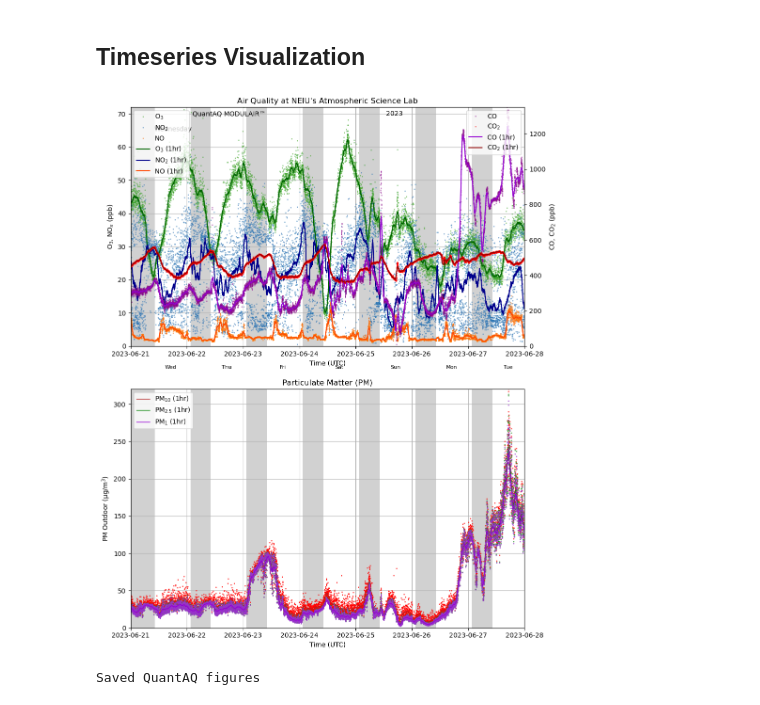
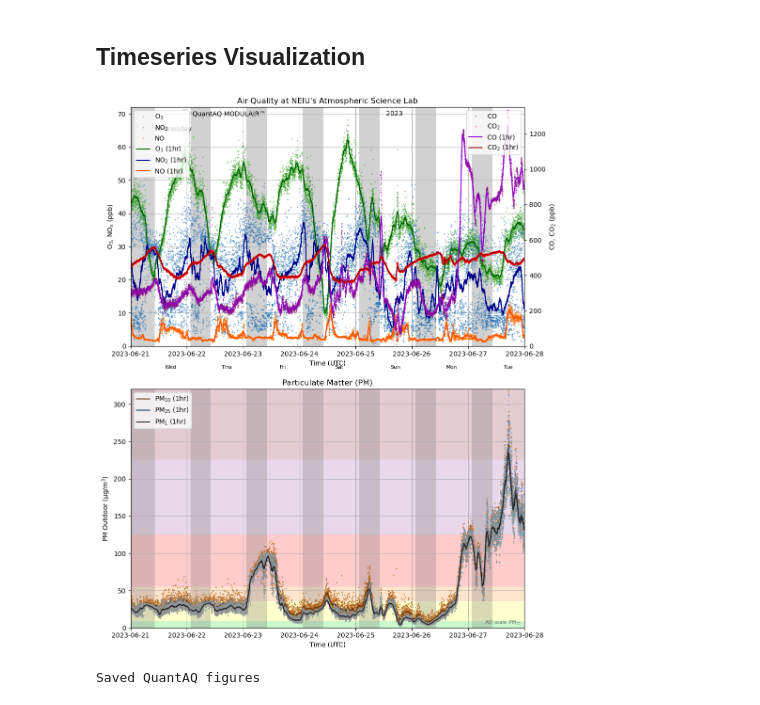
Before and after one commit to gregorywanderson/air_quality, a Jupyter notebook: modulair_examples.ipynb, the cells around one changed output. Saved outputs shown, nothing was run; the diff lists cells and outputs as text; code cells hidden in the pictures.

Commit message:
added AQI color backgrounds to PM plot

```diff
--- a/modulair_examples.ipynb
+++ b/modulair_examples.ipynb
@@ -245,7 +251,7 @@ ax1a.plot(aqd.index,
            linestyle='none',
            marker='o',
            markersize=1,
-           mfc='tab:olive', # marker face color
+           mfc='tab:olive',
            color='tab:green',
            alpha=0.5)
 ax1a.plot(aqd.index,
@@ -274,7 +280,7 @@ ax1b.plot(aqd.index,
            linestyle='none',
            marker='o',
            markersize=1,
-           mfc='violet', # marker face color
+           mfc='violet',
            color='purple',
            alpha=0.5)
 ax1b.plot(aqd.index,
@@ -283,7 +289,7 @@ ax1b.plot(aqd.index,
            linestyle='none',
            marker='o',
            markersize=1,
-           mfc='red', # marker face color
+           mfc='red',
            color='red',
            alpha=0.5)
 ax1a.plot(aqd.index, aqd['o3'].rolling('60min',center=True).mean(),
@@ -298,86 +304,102 @@ ax1b.plot(aqd.index, aqd['co2'].rolling('60min',center=True).mean(),
            label="CO${}_2$ (1hr)",color='darkred')
 ax1a.legend(loc='upper left')
 ax1b.legend(loc='upper right')
-# PM
-ax2a.axis([start_dt,end_dt,0,max_pm])
-ax2a.grid(True)
 
+# --- PM panel ---
+ax2a.axis([start_dt, end_dt, 0, max_pm])
+
+# AQI background bands (PM2.5 scale) — drawn first, behind everything
+for box in aqi_boxes("pm25", start_dt, end_dt, max_pm, alpha=0.2):
+    box.set_zorder(0)
+    ax2a.add_patch(box)
+
+# Nighttime shading on top of AQI bands
 ax2a.add_patch(Rectangle(
     (start_dt, 0), sunrise[0] - start_dt, max_pm,
-    facecolor="dimgray", alpha=0.3, zorder=0
+    facecolor="dimgray", alpha=0.25, zorder=1,
 ))
 for i in range(Ndays):
     ax2a.add_patch(Rectangle(
         (sunset[i], 0), sunrise[i+1] - sunset[i], max_pm,
-        facecolor="dimgray", alpha=0.3, zorder=0
+        facecolor="dimgray", alpha=0.25, zorder=1,
     ))
 
+ax2a.grid(True, zorder=2)
+
+# PM10 — warm brown
 ax2a.plot(aqd.index,
-           aqd['pm10'],
-#          label='PM${}_{10}$',
-           linestyle='none',
-           marker='o',
-           markersize=0.75,
-           mfc='orangered', # marker face color
-           color='red',
-#           alpha=0.5
-           )
-ax2a.plot(aqd.index,
-          aqd['pm10'].rolling('60min',center=True).mean(),
-          label="PM${}_{10}$ (1hr)",color='firebrick',linewidth=1)
-
-ax2a.plot(aqd.index,
-          aqd['pm25'], #         label='PM${}_2.5}$',
+          aqd['pm10'],
           linestyle='none',
           marker='o',
           markersize=0.75,
-          mfc='limegreen', # marker face color
-          color='forestgreen', #  alpha=0.5
+          color='#b5651d',  # sienna
           )
+ax2a.plot(aqd.index,
+          aqd['pm10'].rolling('60min', center=True).mean(),
+          label="PM${}_{10}$ (1hr)",
+          color='#6b3a0f',  # dark brown
+          linewidth=1.5)
 
+# PM2.5 — blue (the policy-relevant quantity)
 ax2a.plot(aqd.index,
-          aqd['pm25'].rolling('60min',center=True).mean(),
-          label="PM${}_{2.5}$ (1hr)",color='green',
-          linewidth=1)
+          aqd['pm25'],
+          linestyle='none',
+          marker='o',
+          markersize=0.75,
+          color='#4393c3',  # cornflower blue
+          )
+ax2a.plot(aqd.index,
+          aqd['pm25'].rolling('60min', center=True).mean(),
+          label="PM${}_{25}$ (1hr)",
+          color='#08306b',  # navy
+          linewidth=1.5)
 
+# PM1 — gray (smallest fraction, recedes visually)
 ax2a.plot(aqd.index,
-           aqd['pm1'],
-#           label='PM1',
-           linestyle='none',
-           marker='o',
-           markersize=0.75,
-           mfc='mediumorchid', # marker face color
-           color='darkorchid',
-#           alpha=0.5
-           )
+          aqd['pm1'],
+          linestyle='none',
+          marker='o',
+          markersize=0.75,
+          color='#969696',  # medium gray
+          )
 ax2a.plot(aqd.index,
-          aqd['pm1'].rolling('60min',center=True).mean(),
-           label="PM${}_{1}$ (1hr)",color='darkviolet', linewidth=1)
+          aqd['pm1'].rolling('60min', center=True).mean(),
+          label="PM${}_{1}$ (1hr)",
+          color='#252525',  # near-black
+          linewidth=1.5)
 
 ax2a.set_title('Particulate Matter (PM)')
 ax2a.set_xlabel('Time (UTC)')
 ax2a.set_ylabel('PM Outdoor (µg/m${}^3$)')
+
+# Note that AQI background colors correspond to the PM2.5 scale
+ax2a.annotate('AQI scale: PM${}_{25}$',
+              xy=(0.99, 0.01),
+              xycoords='axes fraction',
+              ha='right', va='bottom',
+              fontsize=7,
+              color='0.4')
+
 ax2a.legend(loc='upper left')
 
 fig.tight_layout(h_pad=2)
-#fig.autofmt_xdate()
 
 blended = transforms.blended_transform_factory(ax1a.transData, ax1a.transAxes)
 
 for i in range(Ndays + 1):
     noon_utc = start_dt + i * solar_day + dt.timedelta(hours=17)
     if start_dt <= noon_utc <= end_dt:
         ax1a.annotate(
             calendar.day_abbr[(start_dt + i * solar_day).weekday()],
             xy=(noon_utc, -0.08),
             xycoords=blended,
             ha='center', va='top',
             fontsize=8,
         )
 
 plt.show()
 # %% [output]
-[figure, old version]
+[figure, new version]
 # %%
 fig.savefig("figures/QAQ_time_series.png", dpi=150, bbox_inches="tight")
 fig.savefig("figures/QAQ_time_series.pdf", bbox_inches="tight")
```
Also changed, not shown: parts of 2 cells of this notebook.
